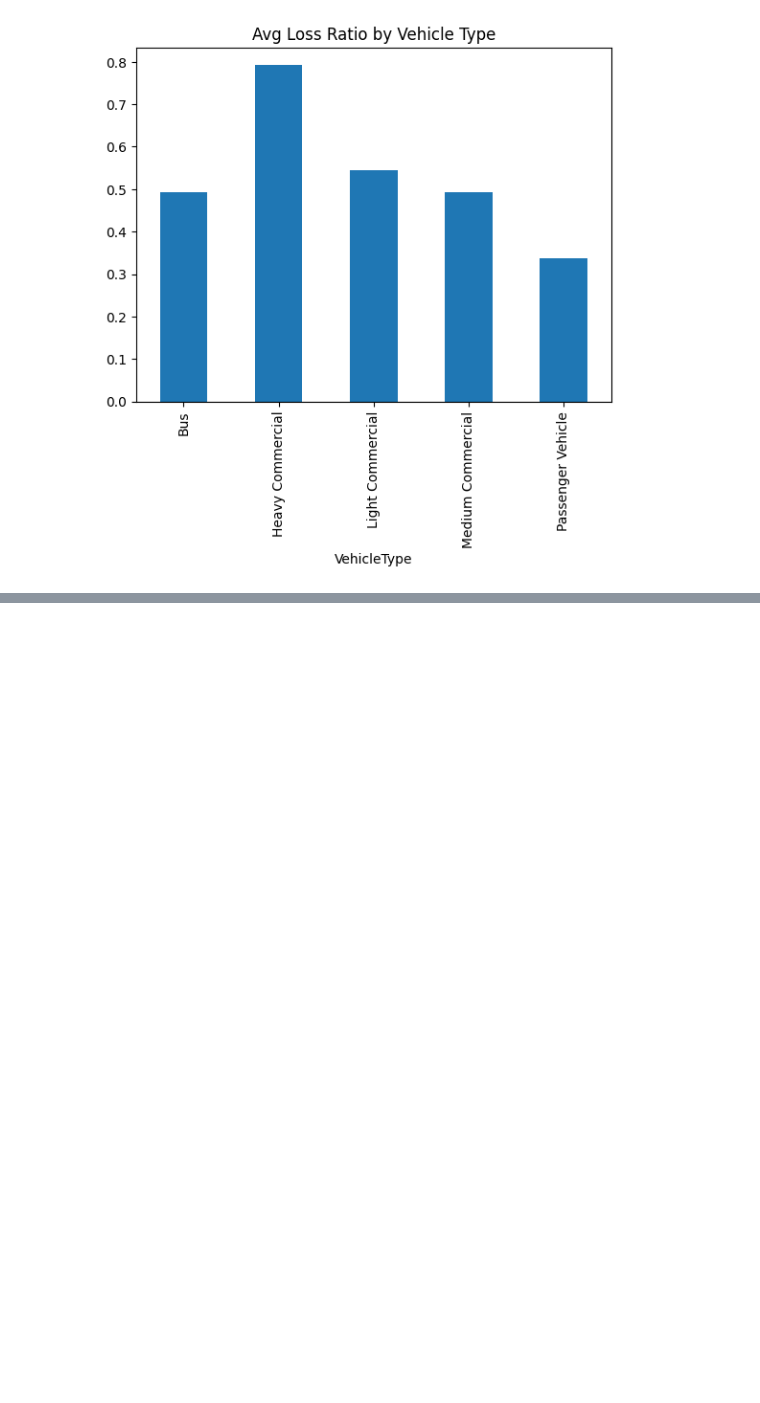
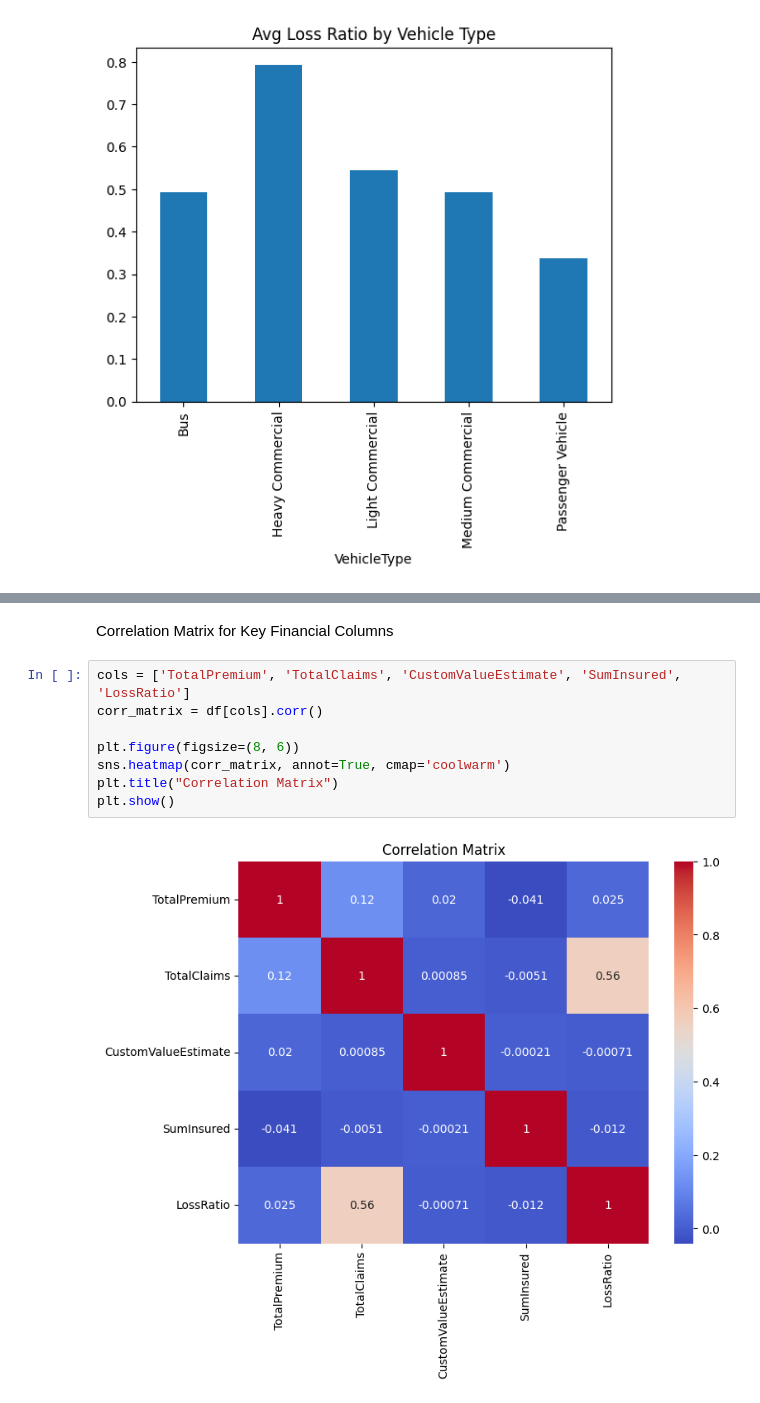
Before and after one commit to Samrwitt/insurance-risk-modeling, a Jupyter notebook: notebooks/task1_eda.ipynb, the cells around one changed output, grey strips where cells are left out. Saved outputs shown, nothing was run; the diff lists cells and outputs as text; blank space fills up the shorter version.

```diff
--- a/notebooks/task1_eda.ipynb
+++ b/notebooks/task1_eda.ipynb
@@ -92,0 +114,12 @@ df.groupby('VehicleType')['LossRatio'].mean().plot(kind='bar', title='Avg Loss R
+# %% [markdown]
+Correlation Matrix for Key Financial Columns
+# %%
+cols = ['TotalPremium', 'TotalClaims', 'CustomValueEstimate', 'SumInsured', 'LossRatio']
+corr_matrix = df[cols].corr()
+
+plt.figure(figsize=(8, 6))
+sns.heatmap(corr_matrix, annot=True, cmap='coolwarm')
+plt.title("Correlation Matrix")
+plt.show()
+# %% [output]
+[figure, added]
```
Also changed, not shown: parts of 9 cells of this notebook.
